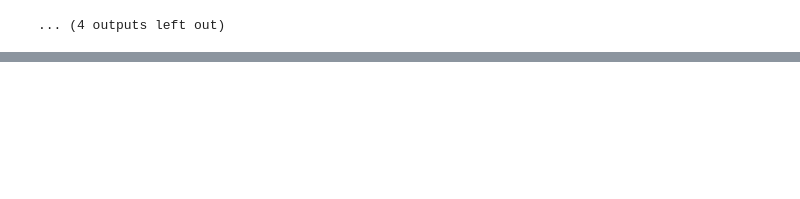
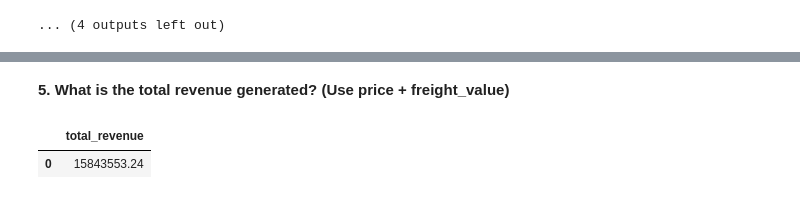
Before and after one commit to Azarbaad/Data_analytics, a Jupyter notebook: SQL_brazilian_ecommerce.ipynb, the cells around one changed output, grey strips where cells are left out. Saved outputs shown, nothing was run; the diff lists cells and outputs as text; code cells hidden in the pictures; blank space fills up the shorter version.

```diff
--- a/SQL_brazilian_ecommerce.ipynb
+++ b/SQL_brazilian_ecommerce.ipynb
@@ -218,0 +283,13 @@ for table in tables['name']:
+# %% [markdown]
+**5. What is the total revenue generated? (Use price + freight_value)**
+# %%
+query = """
+SELECT
+    Round(SUM(oi.price + oi.freight_value),2) AS total_revenue
+FROM order_items_dataset oi
+"""
+result = pd.read_sql(query, conn)
+display(DataTable(result))
+# %% [output]
+|  | total_revenue |
+| 0 | 15843553.24 |
```
Also changed, not shown: parts of 8 cells of this notebook.
